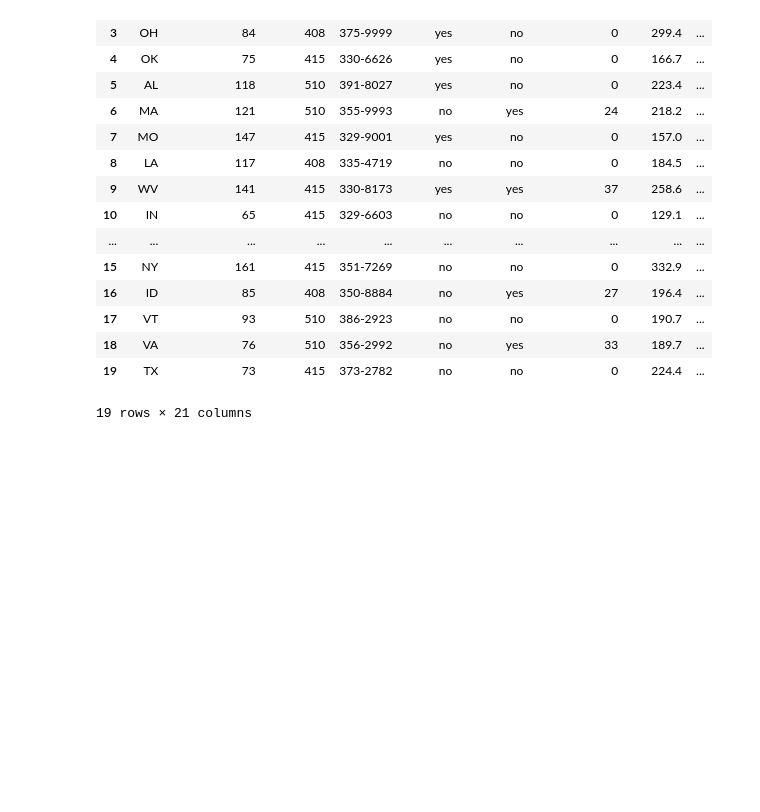
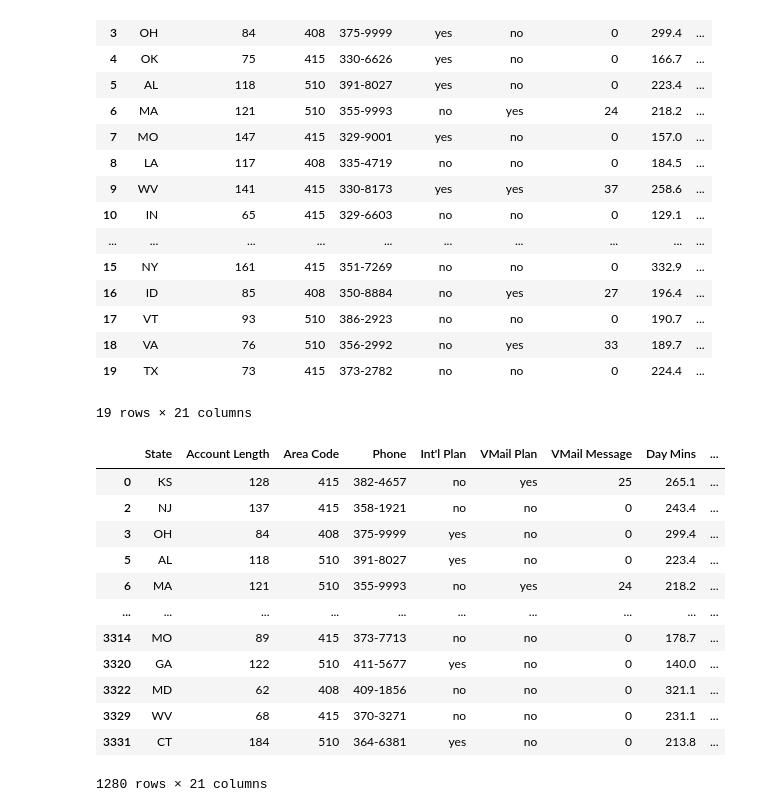
Before and after one commit to nil-andreu/machinelearningcourse, a Jupyter notebook: Part 4; Data Cleaning - Data Wrangling.ipynb, the cells around one changed output. Cells and saved outputs as stored; diff of their text form; code cells hidden in the pictures; blank space fills up the shorter version.

```diff
--- a/Part 4; Data Cleaning - Data Wrangling.ipynb
+++ b/Part 4; Data Cleaning - Data Wrangling.ipynb
@@ -125,0 +130,18 @@ data3 = data[data[""]]
+# %%
+#We could also filter with the values of the rows itself
+data6 = data[data["Day Mins"] > data["Night Mins"]] #Having a greater minuts in day than in night
+data6
+# %% [output]
+|  | State | Account Length | Area Code | Phone | Int'l Plan | VMail Plan | VMail Message | Day Mins | ... |
+| 0 | KS | 128 | 415 | 382-4657 | no | yes | 25 | 265.1 | ... |
+| 2 | NJ | 137 | 415 | 358-1921 | no | no | 0 | 243.4 | ... |
+| 3 | OH | 84 | 408 | 375-9999 | yes | no | 0 | 299.4 | ... |
+| 5 | AL | 118 | 510 | 391-8027 | yes | no | 0 | 223.4 | ... |
+| 6 | MA | 121 | 510 | 355-9993 | no | yes | 24 | 218.2 | ... |
+| ... | ... | ... | ... | ... | ... | ... | ... | ... | ... |
+| 3314 | MO | 89 | 415 | 373-7713 | no | no | 0 | 178.7 | ... |
+| 3320 | GA | 122 | 510 | 411-5677 | yes | no | 0 | 140.0 | ... |
+| 3322 | MD | 62 | 408 | 409-1856 | no | no | 0 | 321.1 | ... |
+| 3329 | WV | 68 | 415 | 370-3271 | no | no | 0 | 231.1 | ... |
+| 3331 | CT | 184 | 510 | 364-6381 | yes | no | 0 | 213.8 | ... |
+1280 rows × 21 columns
```
Also changed, not shown: parts of 2 cells of this notebook.
